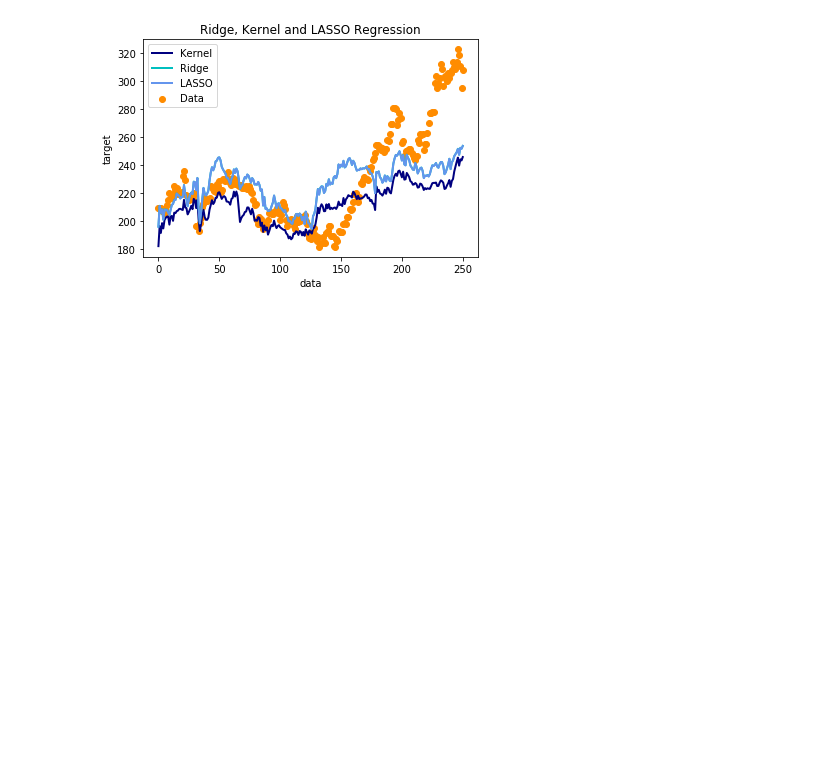
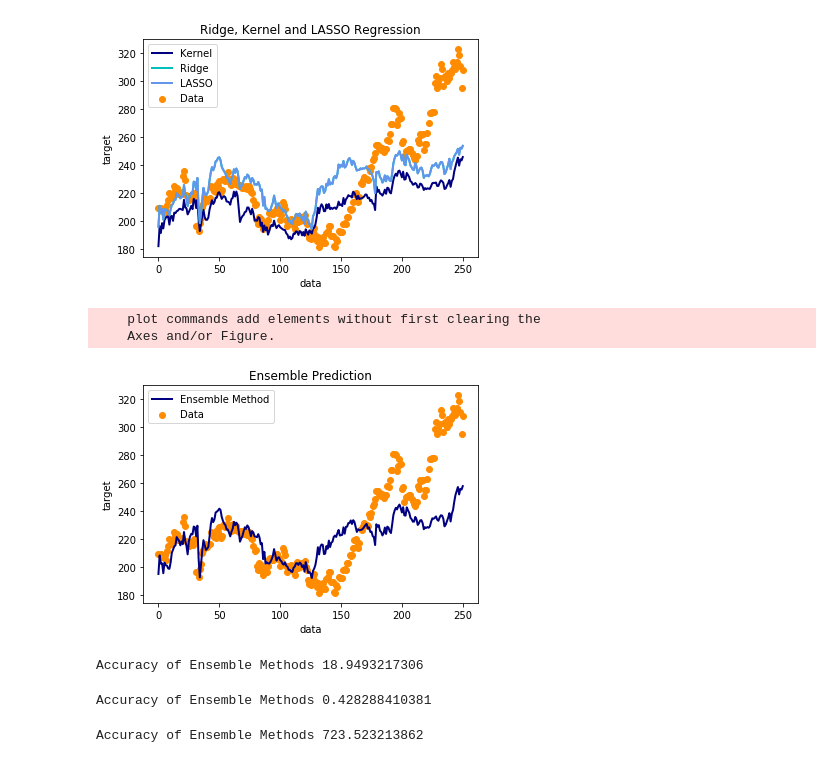
Before and after one commit to sindhu732/financial_forecasting, a Jupyter notebook: Model building.ipynb, the cells around one changed output. Saved outputs shown, nothing was run; the diff lists cells and outputs as text; code cells hidden in the pictures; blank space fills up the shorter version.

```diff
--- a/Model building.ipynb
+++ b/Model building.ipynb
@@ -113,3 +113,33 @@ plt.show()
     plot commands add elements without first clearing the
     Axes and/or Figure.
 [figure]
+# %%
+y_pred = (np.array(y_rbf) + np.array(y_lin) + np.array(y_poly) + np.array(y_krr) + np.array(y_rr) + np.array(y_lrr))/6
+X = np.arange(len(test_y))
+plt.scatter(X, test_y, color='darkorange', label='Data')
+plt.hold('on')
+plt.plot(X, y_pred, color='navy', lw=lw, label='Ensemble Method')
+plt.xlabel('data')
+plt.ylabel('target')
+plt.title('Ensemble Prediction')
+plt.legend()
+plt.show()
+# %% [output]
+    plot commands add elements without first clearing the
+    Axes and/or Figure.
+[figure, added]
+# %%
+from sklearn.metrics import mean_absolute_error
+print("Accuracy of Ensemble Methods " + str(mean_absolute_error(test_y, y_pred)))
+# %% [output]
+Accuracy of Ensemble Methods 18.9493217306
+# %%
+from sklearn.metrics import explained_variance_score
+print("Accuracy of Ensemble Methods " + str(explained_variance_score(test_y, y_pred)))
+# %% [output]
+Accuracy of Ensemble Methods 0.428288410381
+# %%
+from sklearn.metrics import mean_squared_error
+print("Accuracy of Ensemble Methods " + str(mean_squared_error(test_y, y_pred)))
+# %% [output]
+Accuracy of Ensemble Methods 723.523213862
```
Also changed, not shown: parts of 1 cell of this notebook.
